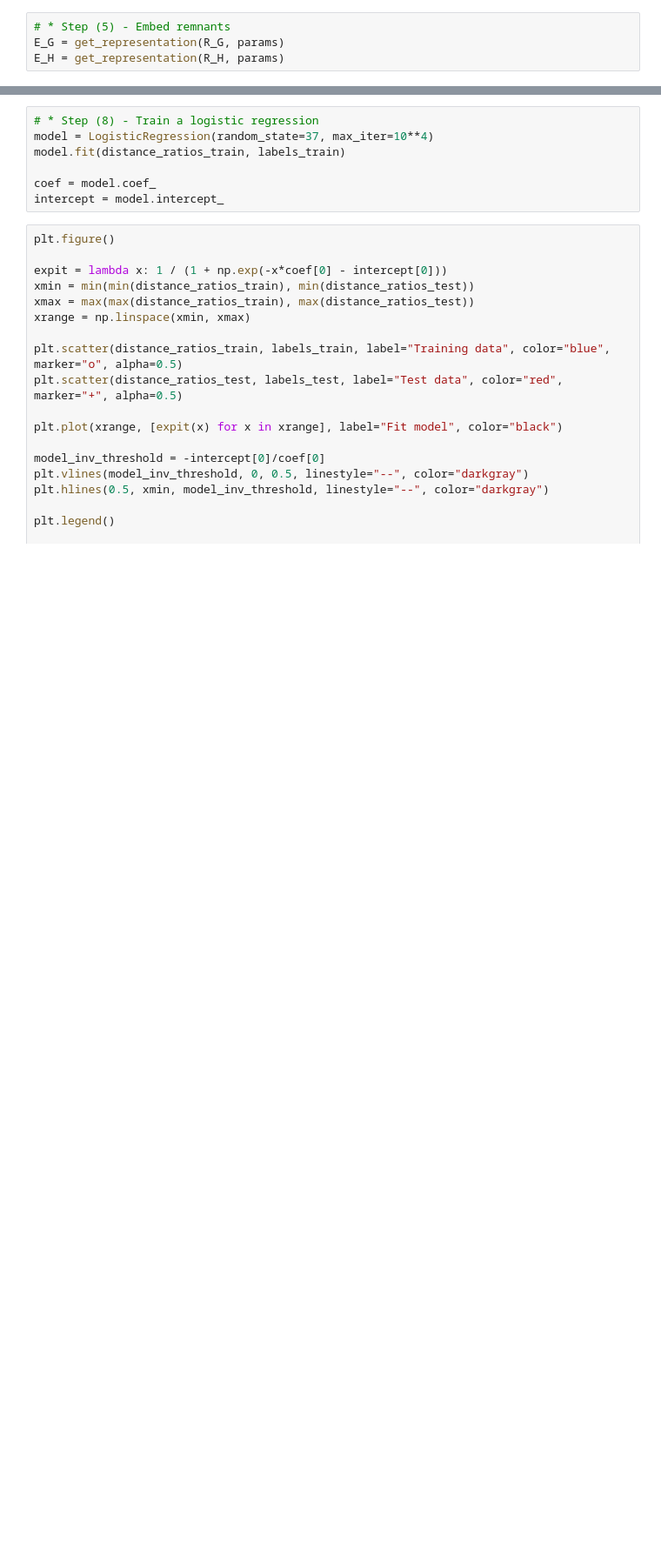
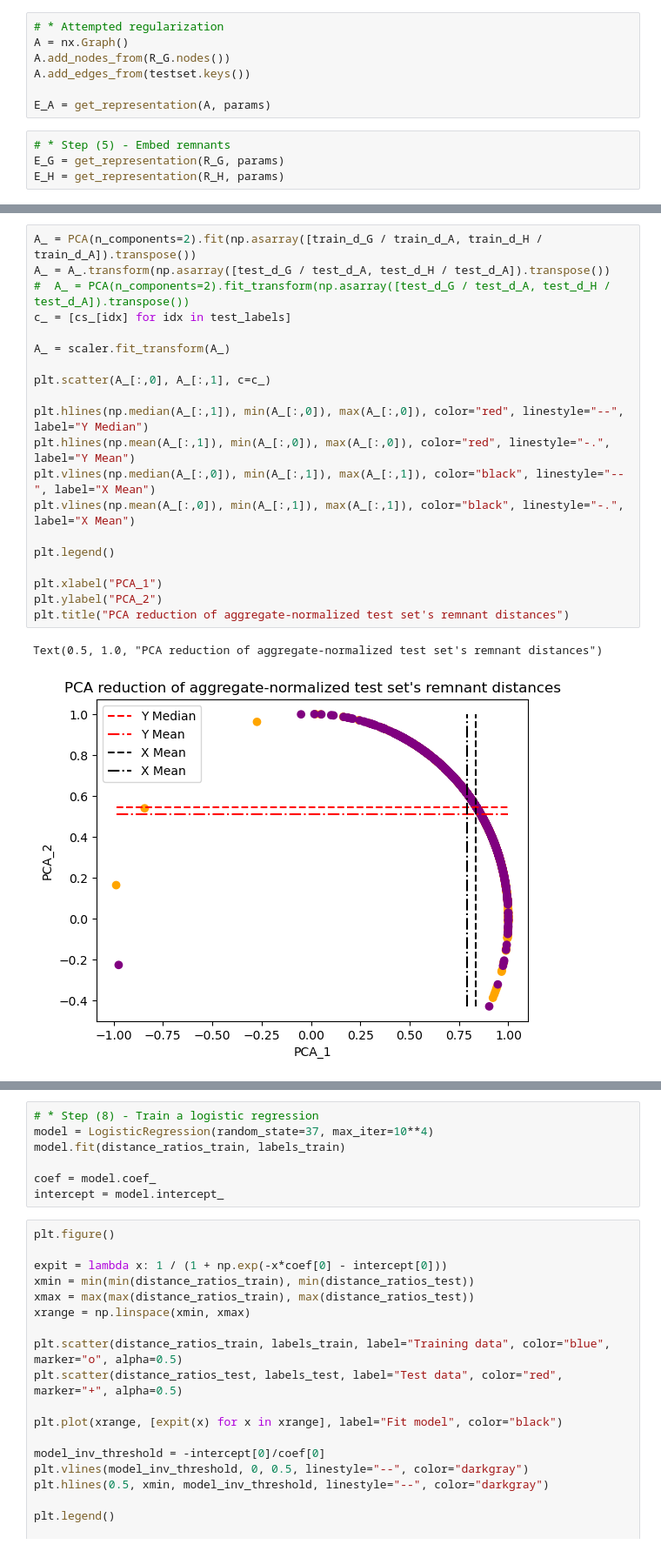
Before and after one commit to kaiser-dan/proj_naive-embedded-reconstruction, a Jupyter notebook: notebooks/ex/EMB_ex20_logistic-regression.ipynb, the cells around one changed output, grey strips where cells are left out. Shown at 87% size. Drawn from its saved outputs; the diff is of its cells as text; blank space fills up the shorter version.

```diff
--- a/notebooks/ex/EMB_ex20_logistic-regression.ipynb
+++ b/notebooks/ex/EMB_ex20_logistic-regression.ipynb
@@ -178,4 +206,11 @@ theta = 0.2
 R_G, R_H, testset, trainset = utils.partial_information(G, H, theta)
+# %%
+# * Attempted regularization
+A = nx.Graph()
+A.add_nodes_from(R_G.nodes())
+A.add_edges_from(testset.keys())
+
+E_A = get_representation(A, params)
 # %%
 # * Step (5) - Embed remnants
 E_G = get_representation(R_G, params)
@@ -182,0 +299,23 @@ E_H = get_representation(R_H, params)
+# %%
+A_ = PCA(n_components=2).fit(np.asarray([train_d_G / train_d_A, train_d_H / train_d_A]).transpose())
+A_ = A_.transform(np.asarray([test_d_G / test_d_A, test_d_H / test_d_A]).transpose())
+#  A_ = PCA(n_components=2).fit_transform(np.asarray([test_d_G / test_d_A, test_d_H / test_d_A]).transpose())
+c_ = [cs_[idx] for idx in test_labels]
+
+A_ = scaler.fit_transform(A_)
+
+plt.scatter(A_[:,0], A_[:,1], c=c_)
+
+plt.hlines(np.median(A_[:,1]), min(A_[:,0]), max(A_[:,0]), color="red", linestyle="--", label="Y Median")
+plt.hlines(np.mean(A_[:,1]), min(A_[:,0]), max(A_[:,0]), color="red", linestyle="-.", label="Y Mean")
+plt.vlines(np.median(A_[:,0]), min(A_[:,1]), max(A_[:,1]), color="black", linestyle="--", label="X Mean")
+plt.vlines(np.mean(A_[:,0]), min(A_[:,1]), max(A_[:,1]), color="black", linestyle="-.", label="X Mean")
+
+plt.legend()
+
+plt.xlabel("PCA_1")
+plt.ylabel("PCA_2")
+plt.title("PCA reduction of aggregate-normalized test set's remnant distances")
+# %% [output]
+Text(0.5, 1.0, "PCA reduction of aggregate-normalized test set's remnant distances")
+[figure, added]
```
Also changed, not shown: parts of 24 cells of this notebook.
